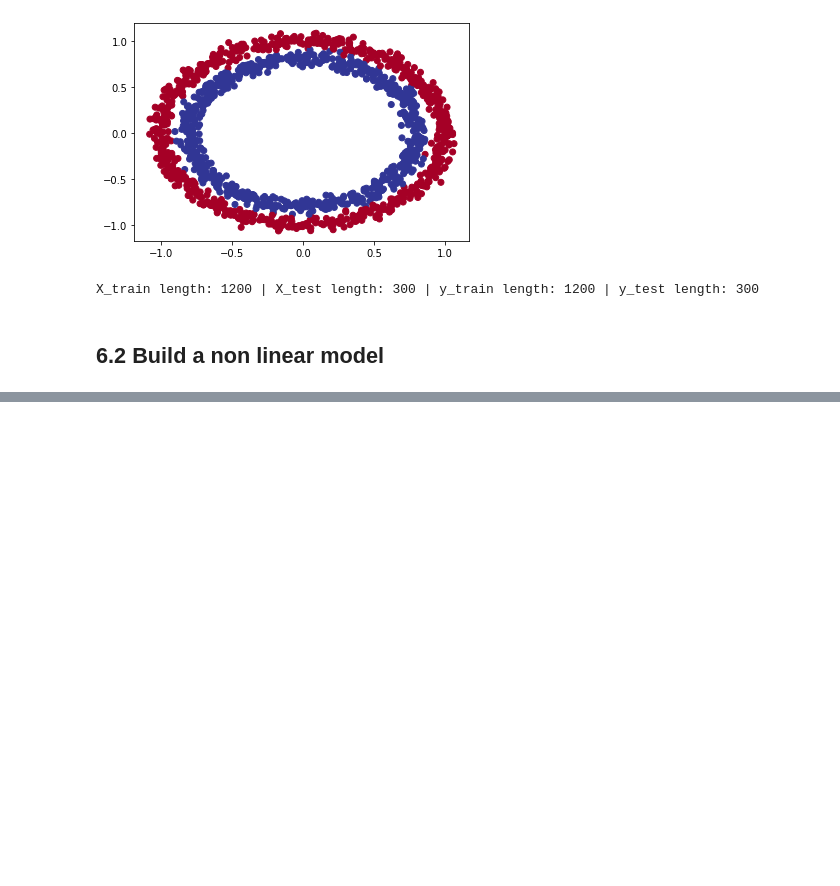
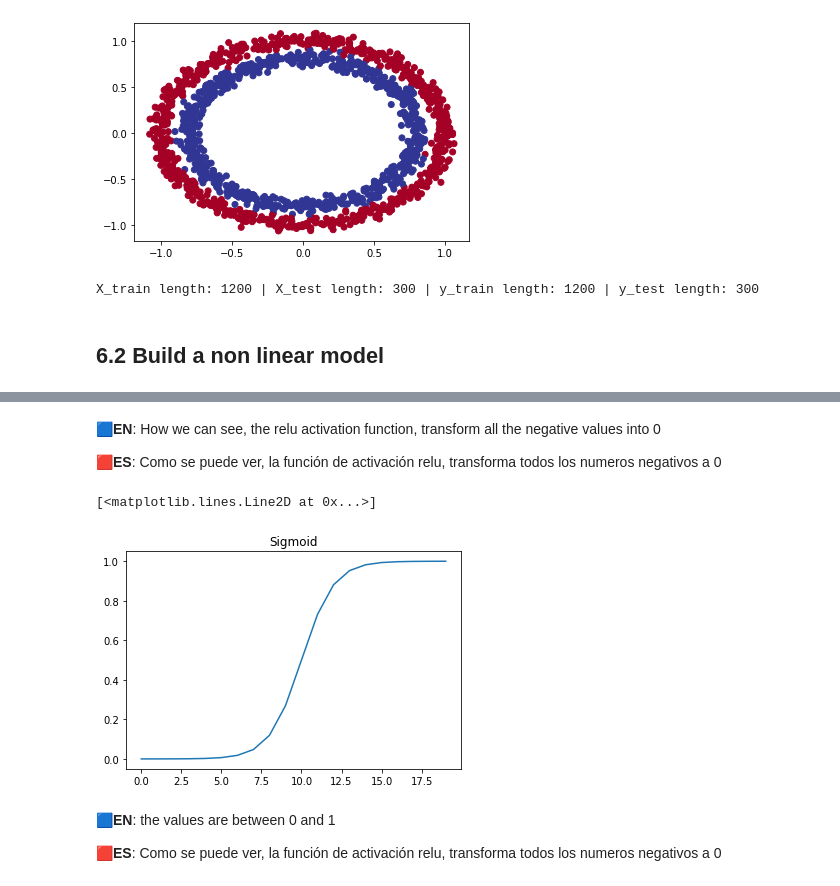
Before and after one commit to fxop0218/Tutorial-PyTorchForBeginners, a Jupyter notebook: Classification_PyTorch_Beginners.ipynb, the cells around one changed output, grey strips where cells are left out. Cells and saved outputs as stored; diff of their text form; code cells hidden in the pictures; blank space fills up the shorter version.

```diff
--- a/Classification_PyTorch_Beginners.ipynb
+++ b/Classification_PyTorch_Beginners.ipynb
@@ -793,0 +914,16 @@ CircleNonLinModel(
+# %% [markdown]
+**🟦EN**: How we can see, the relu activation function, transform all the negative values into 0
+
+**🟥ES**: Como se puede ver, la función de activación relu, transforma todos los numeros negativos a 0
+# %%
+# With sigmoid
+
+plt.title("Sigmoid")
+plt.plot(torch.sigmoid(lin_test))
+# %% [output]
+[<matplotlib.lines.Line2D at 0x...>]
+[figure, added]
+# %% [markdown]
+**🟦EN**: the values are between 0 and 1
+
+**🟥ES**: Como se puede ver, la función de activación relu, transforma todos los numeros negativos a 0
```
Also changed, not shown: parts of 18 cells of this notebook.
